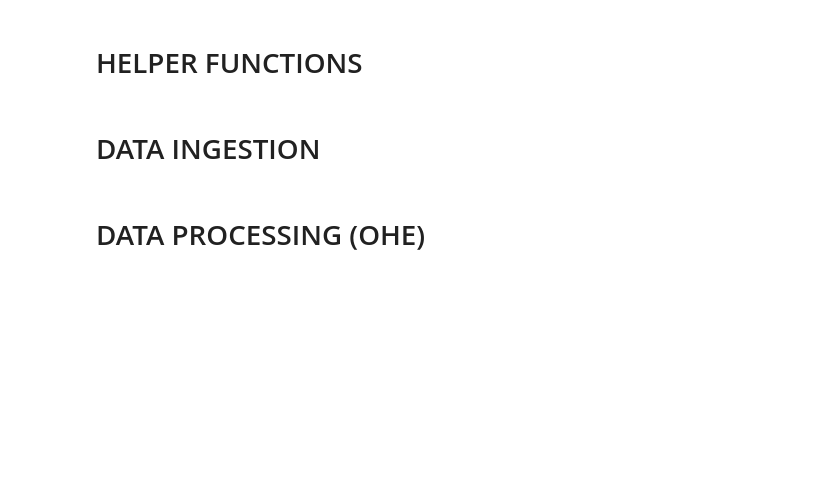
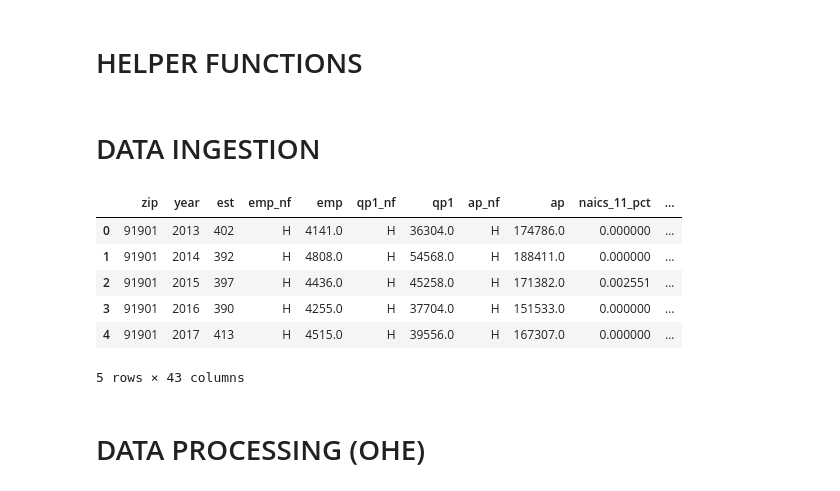
Before and after one commit to inno-apfel/DSC180A-Q1-Project, a Jupyter notebook: notebooks/development/models/lstm_model.ipynb, the cells around one changed output. Saved outputs shown, nothing was run; the diff lists cells and outputs as text; code cells hidden in the pictures; blank space fills up the shorter version.

```diff
--- a/notebooks/development/models/lstm_model.ipynb
+++ b/notebooks/development/models/lstm_model.ipynb
@@ -49,8 +46,15 @@ def eval_model(model, data_test):
 # %%
 file_path = '../../../src/data/temp/lagged_zbp_totals_with_features.csv'
 data = pd.read_csv(file_path)
-data = data[data['zip'].apply(lambda x: x not in [91934, 91905, 91931, 91917, 92145])]
 data.head()
+# %% [output]
+|  | zip | year | est | emp_nf | emp | qp1_nf | qp1 | ap_nf | ap | naics_11_pct | ... |
+| 0 | 91901 | 2013 | 402 | H | 4141.0 | H | 36304.0 | H | 174786.0 | 0.000000 | ... |
+| 1 | 91901 | 2014 | 392 | H | 4808.0 | H | 54568.0 | H | 188411.0 | 0.000000 | ... |
+| 2 | 91901 | 2015 | 397 | H | 4436.0 | H | 45258.0 | H | 171382.0 | 0.002551 | ... |
+| 3 | 91901 | 2016 | 390 | H | 4255.0 | H | 37704.0 | H | 151533.0 | 0.000000 | ... |
+| 4 | 91901 | 2017 | 413 | H | 4515.0 | H | 39556.0 | H | 167307.0 | 0.000000 | ... |
+5 rows × 43 columns
 # %% [markdown]
 # DATA PROCESSING (OHE)
 # %%
```
Also changed, not shown: parts of 8 cells of this notebook.
